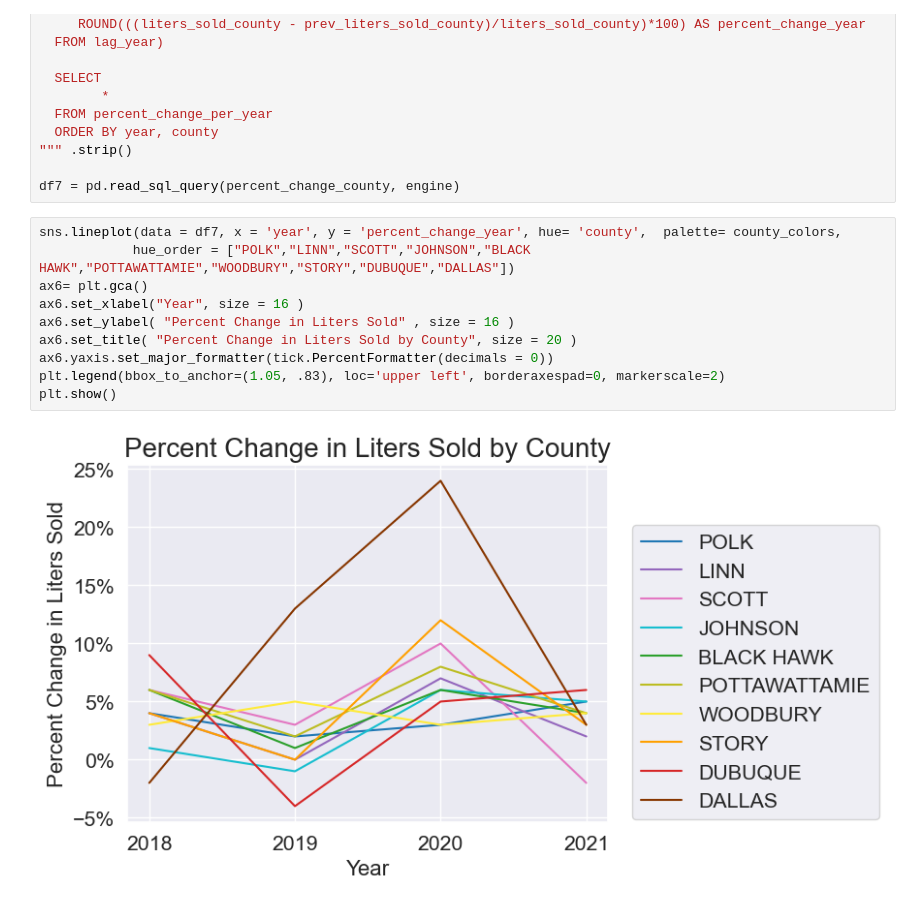
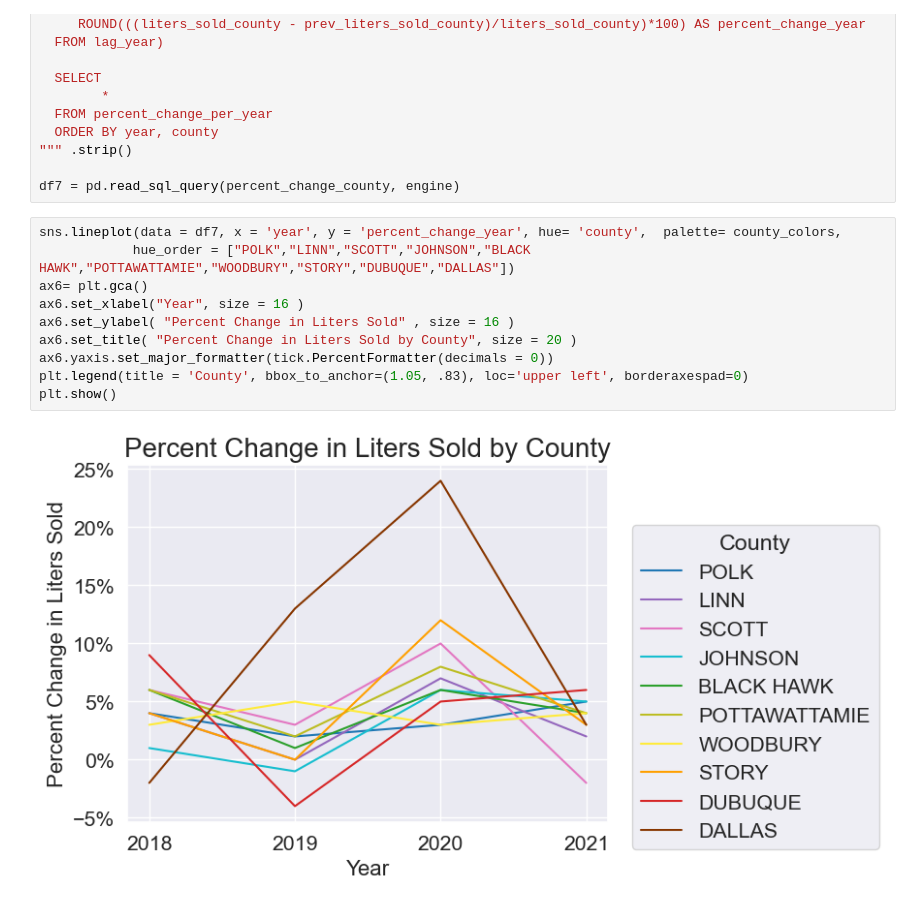
Before and after one commit to amoutafian/iowa_liquor_project, a Jupyter notebook: Iowa_liquor_moutafian_analysis.ipynb, the cells around one changed output. Cells and saved outputs as stored; diff of their text form.

```diff
--- a/Iowa_liquor_moutafian_analysis.ipynb
+++ b/Iowa_liquor_moutafian_analysis.ipynb
@@ -480,12 +418,12 @@ df7 = pd.read_sql_query(percent_change_county, engine)
 # %%
 sns.lineplot(data = df7, x = 'year', y = 'percent_change_year', hue= 'county',  palette= county_colors,
             hue_order = ["POLK","LINN","SCOTT","JOHNSON","BLACK HAWK","POTTAWATTAMIE","WOODBURY","STORY","DUBUQUE","DALLAS"])
 ax6= plt.gca()
 ax6.set_xlabel("Year", size = 16 )
 ax6.set_ylabel( "Percent Change in Liters Sold" , size = 16 )
 ax6.set_title( "Percent Change in Liters Sold by County", size = 20 )
 ax6.yaxis.set_major_formatter(tick.PercentFormatter(decimals = 0))
-plt.legend(bbox_to_anchor=(1.05, .83), loc='upper left', borderaxespad=0, markerscale=2)
+plt.legend(title = 'County', bbox_to_anchor=(1.05, .83), loc='upper left', borderaxespad=0)
 plt.show()
 # %% [output]
-[figure, old version]
+[figure, new version]
```
Also changed, not shown: parts of 14 cells of this notebook.
